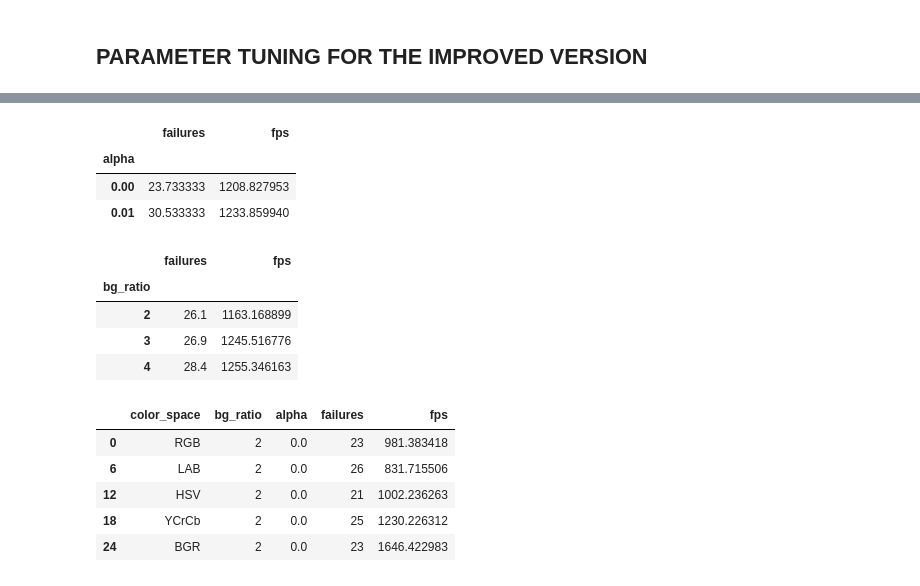
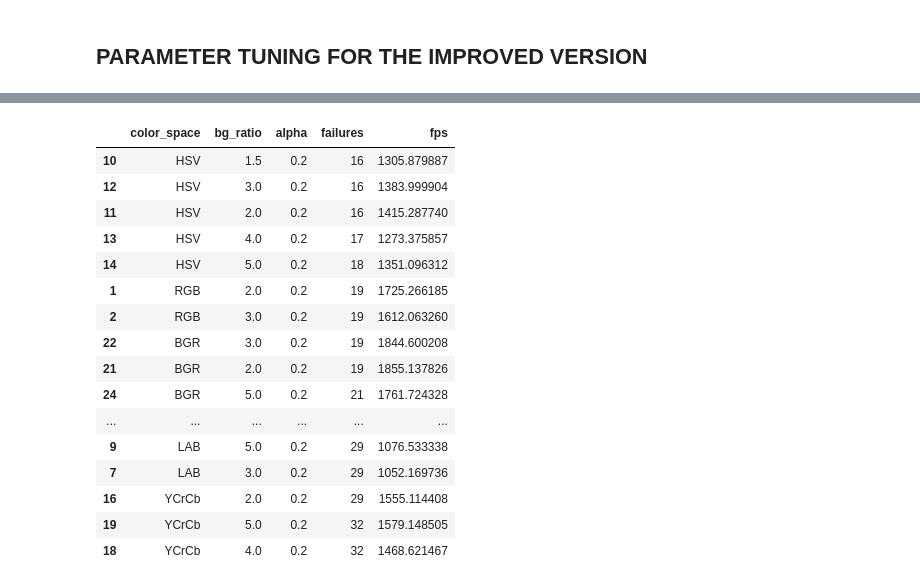
Before and after one commit to markoMedved/Advanced-methods-in-computer-vision-assignments, a Jupyter notebook: Mean-Shift-tracking/report_plots.ipynb, the cells around one changed output, grey strips where cells are left out. Cells and saved outputs as stored; diff of their text form; code cells hidden in the pictures.

```diff
--- a/Mean-Shift-tracking/report_plots.ipynb
+++ b/Mean-Shift-tracking/report_plots.ipynb
@@ -328,28 +322,22 @@ Total errors on the dataset: 33, Avg FPS: 1436.5035715961567
 # %%
 df = pd.read_csv("parameter_tuning2.csv")
 # Agregate by the bg_ration and alpha
-df_alpha = df.groupby(["alpha"]).agg({"failures": "mean", "fps":"mean"})
-df_alpha
+df.sort_values(by="failures")
 # %% [output]
-|  | failures | fps |
-| alpha |  |  |
-| 0.00 | 23.733333 | 1208.827953 |
-| 0.01 | 30.533333 | 1233.859940 |
+|  | color_space | bg_ratio | alpha | failures | fps |
+| 10 | HSV | 1.5 | 0.2 | 16 | 1305.879887 |
+| 12 | HSV | 3.0 | 0.2 | 16 | 1383.999904 |
+| 11 | HSV | 2.0 | 0.2 | 16 | 1415.287740 |
+| 13 | HSV | 4.0 | 0.2 | 17 | 1273.375857 |
+| 14 | HSV | 5.0 | 0.2 | 18 | 1351.096312 |
+| 1 | RGB | 2.0 | 0.2 | 19 | 1725.266185 |
+| 2 | RGB | 3.0 | 0.2 | 19 | 1612.063260 |
+| 22 | BGR | 3.0 | 0.2 | 19 | 1844.600208 |
+| 21 | BGR | 2.0 | 0.2 | 19 | 1855.137826 |
+| 24 | BGR | 5.0 | 0.2 | 21 | 1761.724328 |
+| ... | ... | ... | ... | ... | ... |
+| 9 | LAB | 5.0 | 0.2 | 29 | 1076.533338 |
+| 7 | LAB | 3.0 | 0.2 | 29 | 1052.169736 |
+| 16 | YCrCb | 2.0 | 0.2 | 29 | 1555.114408 |
+| 19 | YCrCb | 5.0 | 0.2 | 32 | 1579.148505 |
+| 18 | YCrCb | 4.0 | 0.2 | 32 | 1468.621467 |
-# %%
-df_bg = df.groupby(["bg_ratio"]).agg({"failures": "mean", "fps":"mean"})
-df_bg
-# %% [output]
-|  | failures | fps |
-| bg_ratio |  |  |
-| 2 | 26.1 | 1163.168899 |
-| 3 | 26.9 | 1245.516776 |
-| 4 | 28.4 | 1255.346163 |
-# %%
-df[(df["bg_ratio"] == 2) & (df["alpha"] == 0) ]
-# %% [output]
-|  | color_space | bg_ratio | alpha | failures | fps |
-| 0 | RGB | 2 | 0.0 | 23 | 981.383418 |
-| 6 | LAB | 2 | 0.0 | 26 | 831.715506 |
-| 12 | HSV | 2 | 0.0 | 21 | 1002.236263 |
-| 18 | YCrCb | 2 | 0.0 | 25 | 1230.226312 |
-| 24 | BGR | 2 | 0.0 | 23 | 1646.422983 |
```
Also changed, not shown: parts of 5 cells of this notebook, 14 other files.
